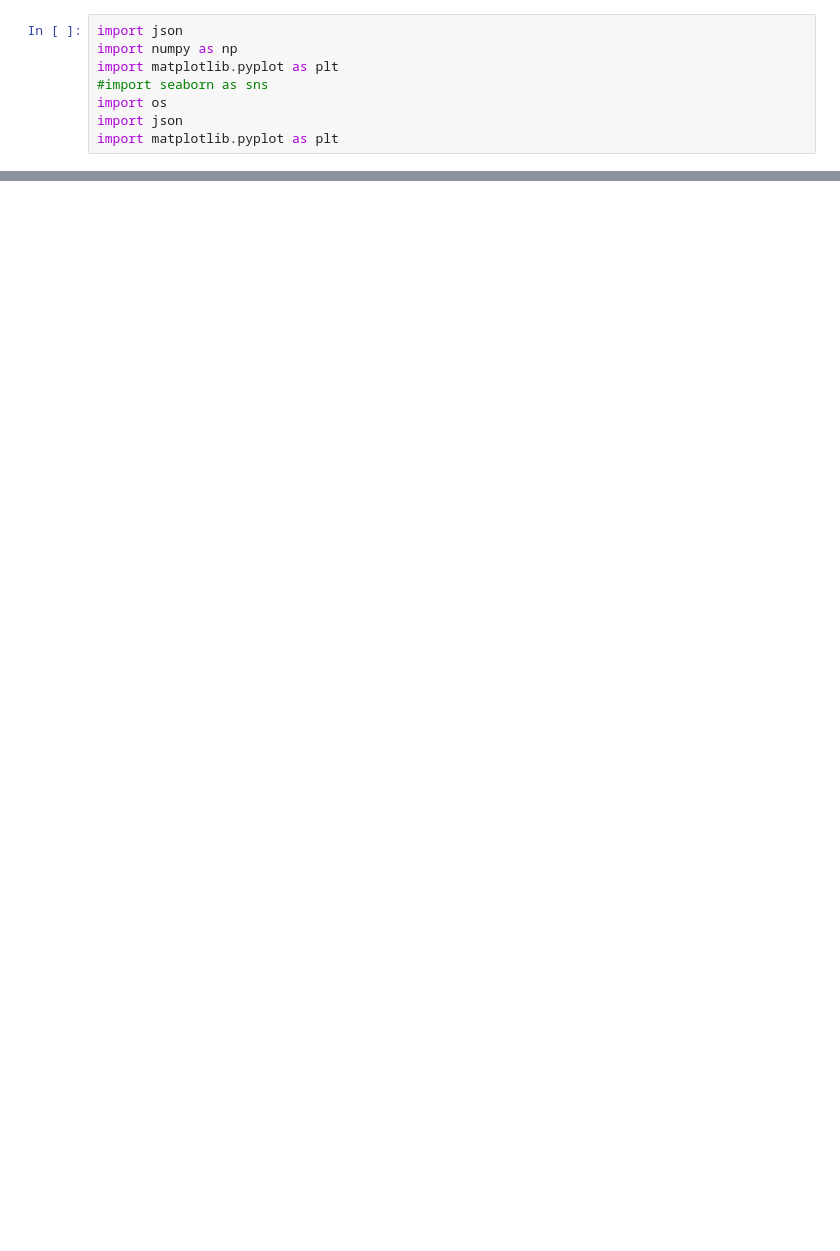
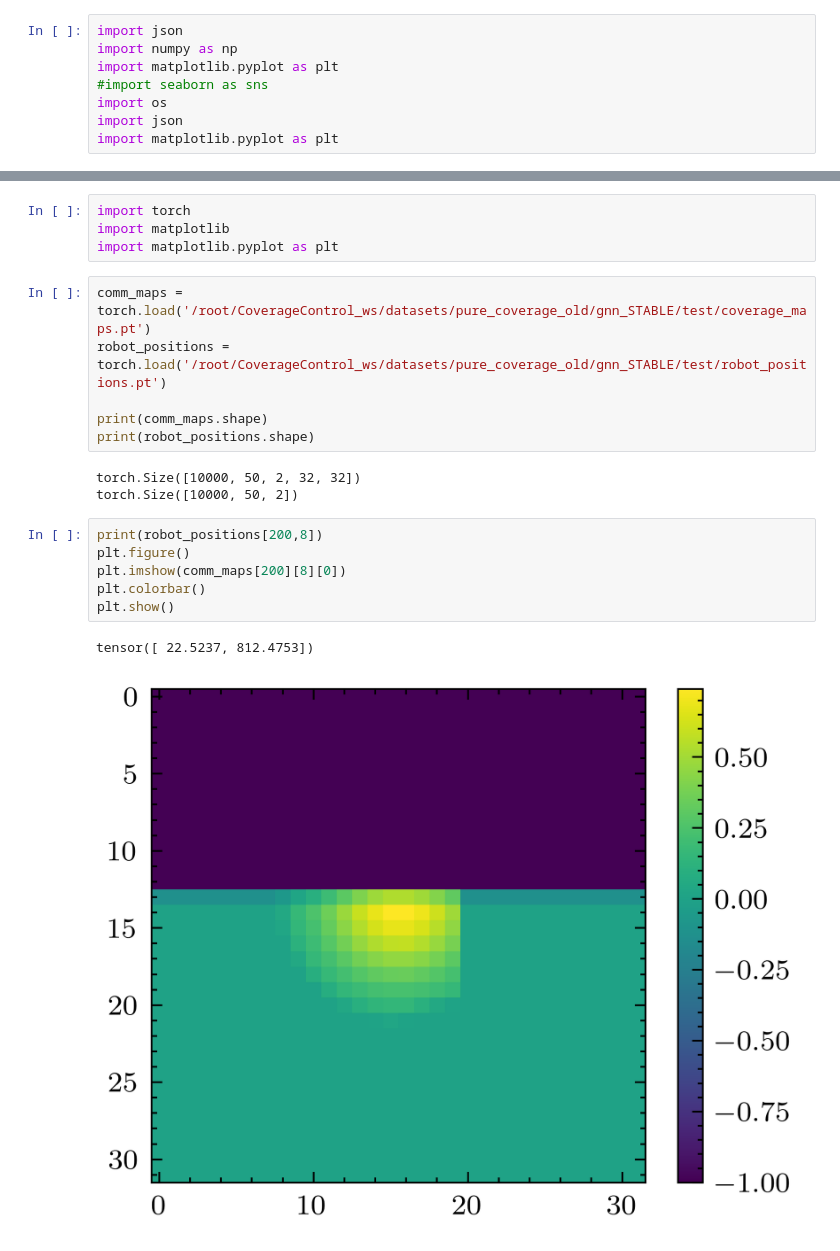
Before and after one commit to KumarRobotics/CoverageControl, a Jupyter notebook: python/notebooks/Experiment_Results.ipynb, the cells around one changed output, grey strips where cells are left out. Cells and saved outputs as stored; diff of their text form; blank space fills up the shorter version.

Commit message:
Old stable setup

```diff
--- a/python/notebooks/Experiment_Results.ipynb
+++ b/python/notebooks/Experiment_Results.ipynb
@@ -182,0 +188,22 @@ plt.show()
+# %%
+import torch
+import matplotlib
+import matplotlib.pyplot as plt
+# %%
+comm_maps = torch.load('/root/CoverageControl_ws/datasets/pure_coverage_old/gnn_STABLE/test/coverage_maps.pt')
+robot_positions = torch.load('/root/CoverageControl_ws/datasets/pure_coverage_old/gnn_STABLE/test/robot_positions.pt')
+
+print(comm_maps.shape)
+print(robot_positions.shape)
+# %% [output]
+torch.Size([10000, 50, 2, 32, 32])
+torch.Size([10000, 50, 2])
+# %%
+print(robot_positions[200,8])
+plt.figure()
+plt.imshow(comm_maps[200][8][0])
+plt.colorbar()
+plt.show()
+# %% [output]
+tensor([ 22.5237, 812.4753])
+[figure, added]
```
Also changed, not shown: parts of 7 cells of this notebook, 9 other files.
